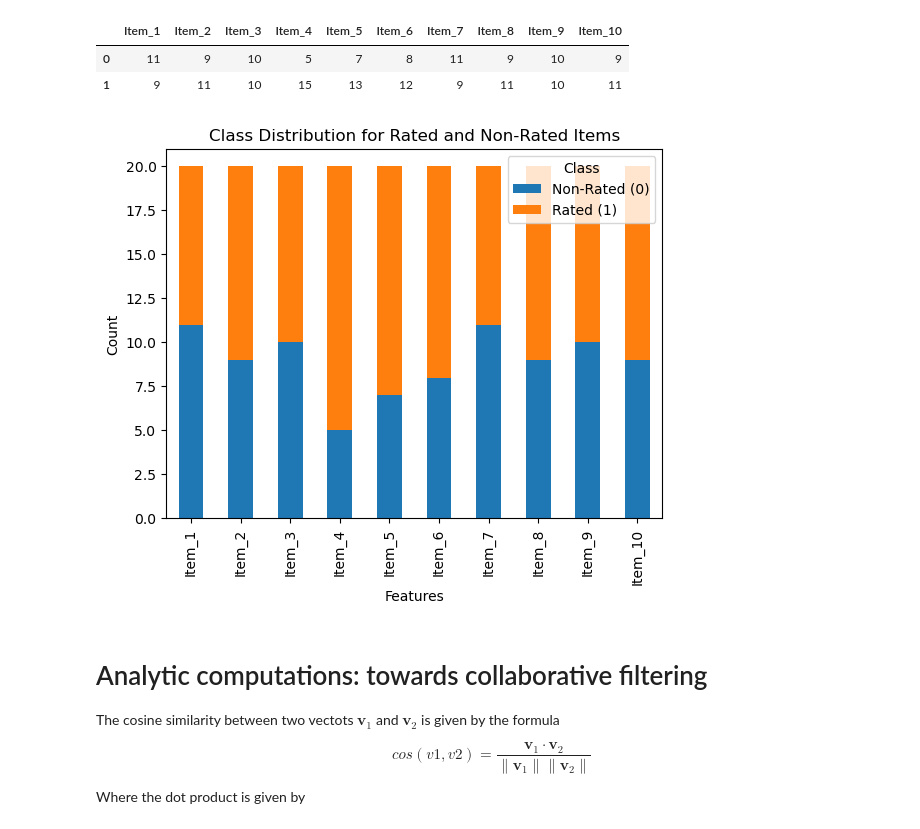
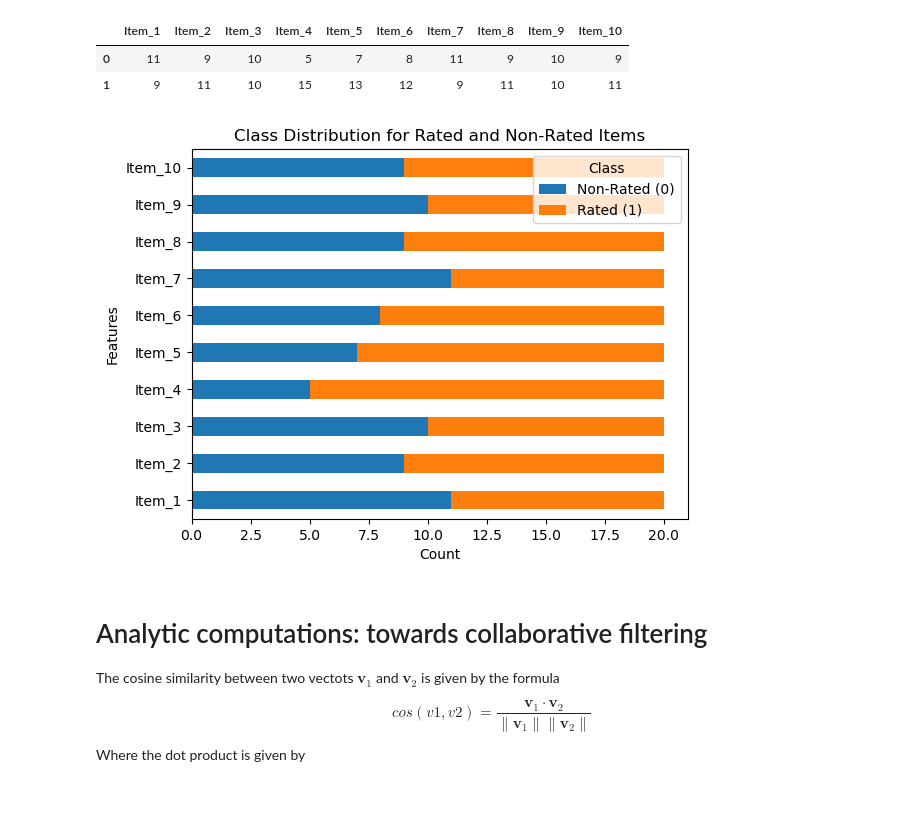
Before and after one commit to tgvp/Algoritmos-Recomendacao, a Jupyter notebook: src/rs-starter.ipynb, the cells around one changed output. Cells and saved outputs as stored; diff of their text form; code cells hidden in the pictures; blank space fills up the shorter version.

Commit message:
changed EDA visualizations

```diff
--- a/src/rs-starter.ipynb
+++ b/src/rs-starter.ipynb
@@ -156,11 +153,11 @@ class_distribution
 | 0 | 11 | 9 | 10 | 5 | 7 | 8 | 11 | 9 | 10 | 9 |
 | 1 | 9 | 11 | 10 | 15 | 13 | 12 | 9 | 11 | 10 | 11 |
 # %%
-ax = class_distribution.T.plot(kind='bar', stacked=True)
-ax.set_xlabel('Features')
-ax.set_ylabel('Count')
+ax = class_distribution.T.plot(kind='barh', stacked=True)
+ax.set_ylabel('Features')
+ax.set_xlabel('Count')
 ax.set_title('Class Distribution for Rated and Non-Rated Items')
 plt.legend(title='Class', labels=['Non-Rated (0)', 'Rated (1)'])
 plt.show()
 # %% [output]
-[figure, old version]
+[figure, new version]
```
Also changed, not shown: parts of 5 cells of this notebook.
